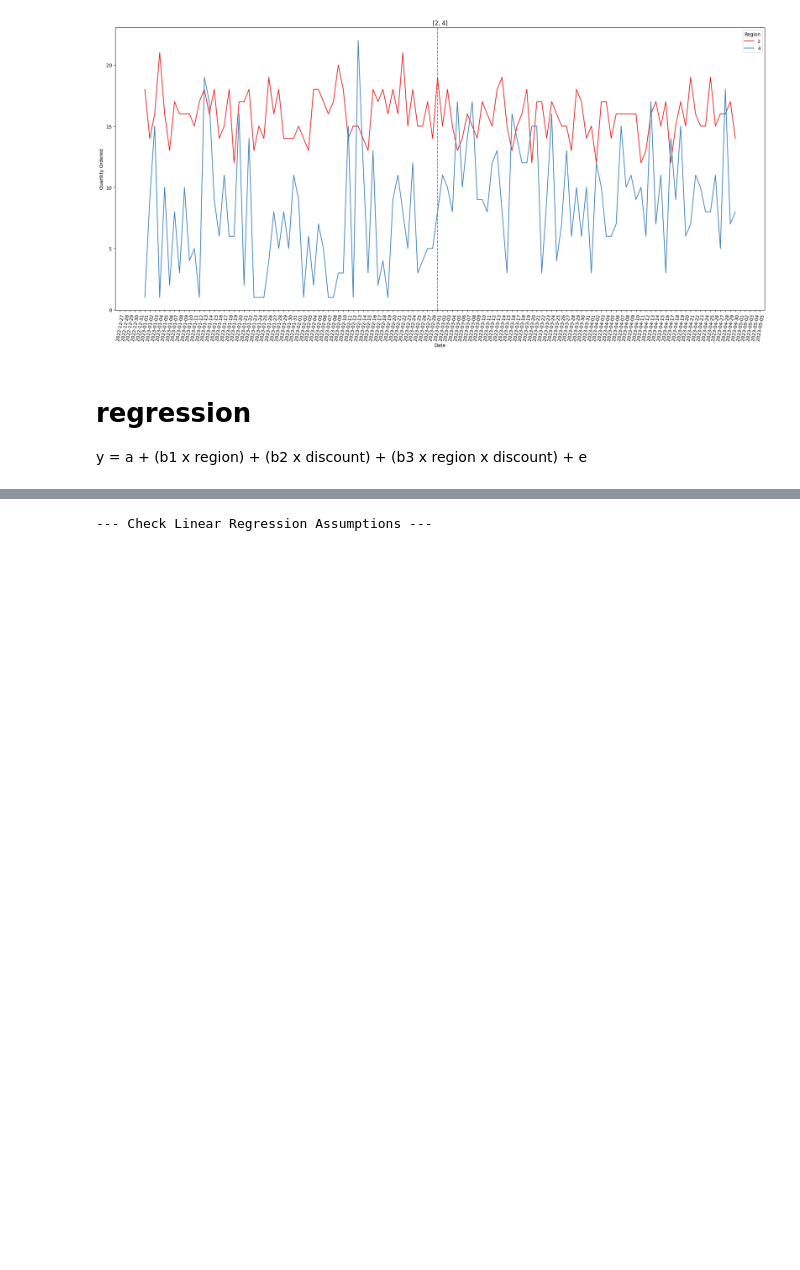
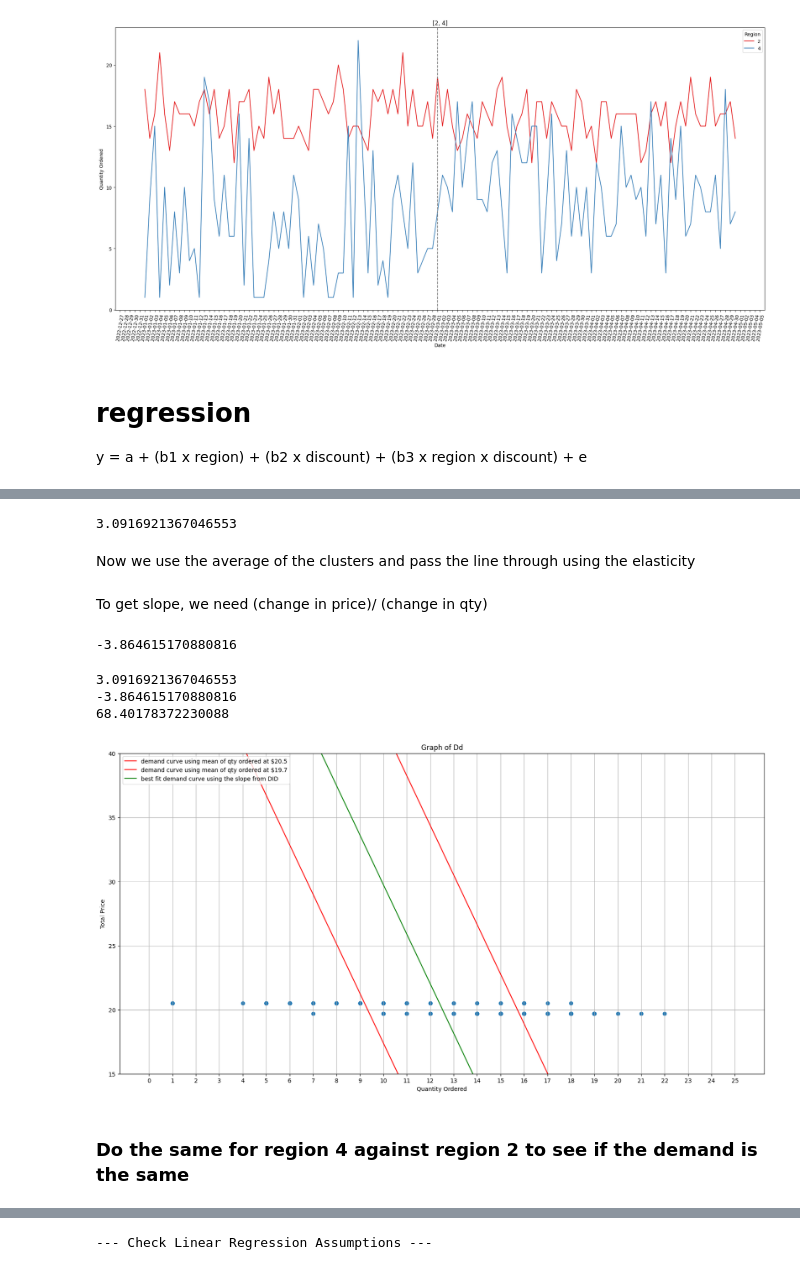
Before and after one commit to Alphteow/EconsModel, a Jupyter notebook: Econ_Group_Project3.ipynb, the cells around one changed output, grey strips where cells are left out. Cells and saved outputs as stored; diff of their text form; code cells hidden in the pictures; blank space fills up the shorter version.

```diff
--- a/Econ_Group_Project3.ipynb
+++ b/Econ_Group_Project3.ipynb
@@ -145,0 +244,60 @@ target.head()
+# %%
+m = model.params.iloc[3]
+m
+# %% [output]
+3.0916921367046553
+# %% [markdown]
+<p>Now we use the average of the clusters and pass the line through using the elasticity</p>
+# %%
+df_region_3 = target[(target['Region'] == 1)]
+df_region_3_pre = target.loc[(target['Region'] == 1) & (df['Unit Price'] == 15.2)]
+df_region_3_post = target.loc[(target['Region'] == 1) & (df['Unit Price'] == 16)]
+
+mean_of_discount_pre = df_region_3_pre.describe().loc['mean', 'Quantity Ordered']
+mean_of_discount_post = df_region_3_post.describe().loc['mean', 'Quantity Ordered']
+# %% [markdown]
+<p>To get slope, we need (change in price)/ (change in qty)</p>
+# %%
+# df_reg3_pretreatment = target[(target['Region'] == 1) & (df['Unit Price'] == 16)]
+# mean_of_df3_pretreatment = df_reg3_pretreatment.describe().loc['mean', 'Quantity Ordered']
+# print(mean_of_df3_pretreatment)
+
+# elasticity = (m/mean_of_df3_pretreatment)/(-5/100)
+
+elasticity = m/(15.2-16)
+
+elasticity
+# %% [output]
+-3.864615170880816
+# %%
+print(m)
+print(elasticity)
+intercept_1 = elasticity*(mean_of_discount_pre*-1)+20.5
+intercept_2 = elasticity*(mean_of_discount_post*-1)+19.7
+
+x = np.arange(0, 26, 1)
+y_16 = elasticity*x+intercept_1
+y_discount = elasticity*x+intercept_2
+best_fit = elasticity*x+((intercept_1+intercept_2)/2)
+print((intercept_1+intercept_2)/2)
+plt.figure(figsize=(20, 10))
+plt.plot(x, y_16, '-r', label='demand curve using mean of qty ordered at $20.5')
+plt.plot(x, y_discount, '-r', label='demand curve using mean of qty ordered at $19.7')
+plt.plot(x, best_fit, '-g', label='best fit demand curve using the slope from DID')
+# plt.scatter(df_region_2['Quantity Ordered'], df_region_2['Total Price'])
+plt.scatter(df_region_3['Quantity Ordered'], df_region_3['Total Price'])
+plt.ylim(15,40)
+plt.title('Graph of Dd')
+plt.xlabel('Quantity Ordered')
+plt.ylabel('Total Price')
+plt.legend(loc='upper left')
+plt.xticks(np.arange(0, 26, 1))  # Set x-ticks from 0 to 25 with a step of 1
+plt.grid()
+plt.show()
+# %% [output]
+3.0916921367046553
+-3.864615170880816
+68.40178372230088
+[figure, added]
+# %% [markdown]
+<h3>Do the same for region 4 against region 2 to see if the demand is the same</h3>
```
Also changed, not shown: parts of 26 cells of this notebook.
